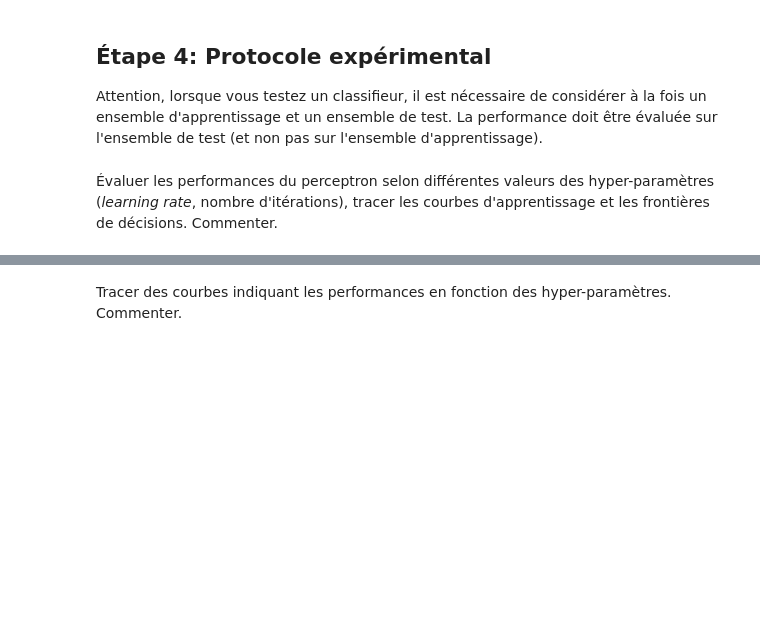
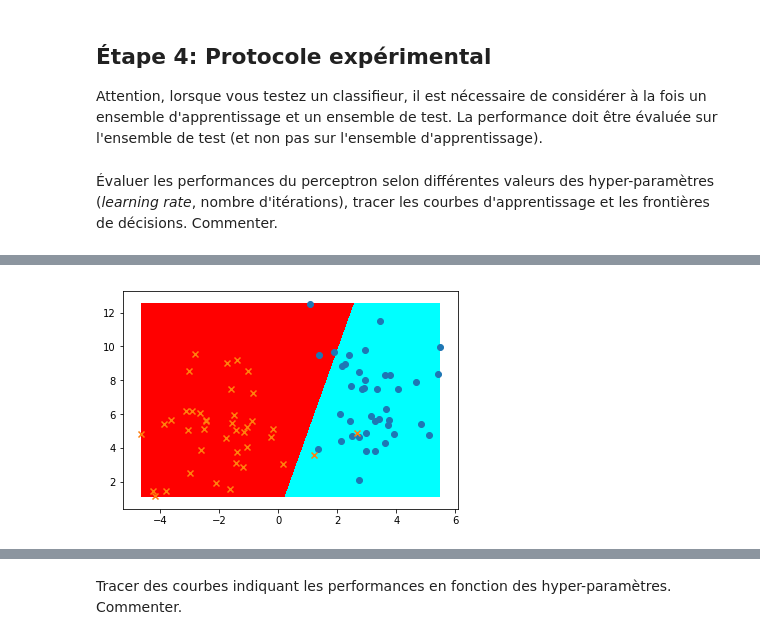
Before and after one commit to Hakimba/DataScience, a Jupyter notebook: IADS-TP3-perceptron.ipynb, the cells around one changed output, grey strips where cells are left out. Cells and saved outputs as stored; diff of their text form; code cells hidden in the pictures; blank space fills up the shorter version.

```diff
--- a/IADS-TP3-perceptron.ipynb
+++ b/IADS-TP3-perceptron.ipynb
@@ -259,0 +309,10 @@ Attention, lorsque vous testez un classifieur, il est nécessaire de considérer
+# %%
+#Learning rate : 0.1 Iterations : 30 * taille du dataset
+for i in range(it3):
+    p4.train(datatrain)
+    p4_perf.append(p4.accuracy(datatest))
+
+plot_frontiere(datatest,p4,step=20)
+plot2DSet(datatest)
+# %% [output]
+[figure, added]
```
Also changed, not shown: parts of 11 cells of this notebook, 2 other files.
